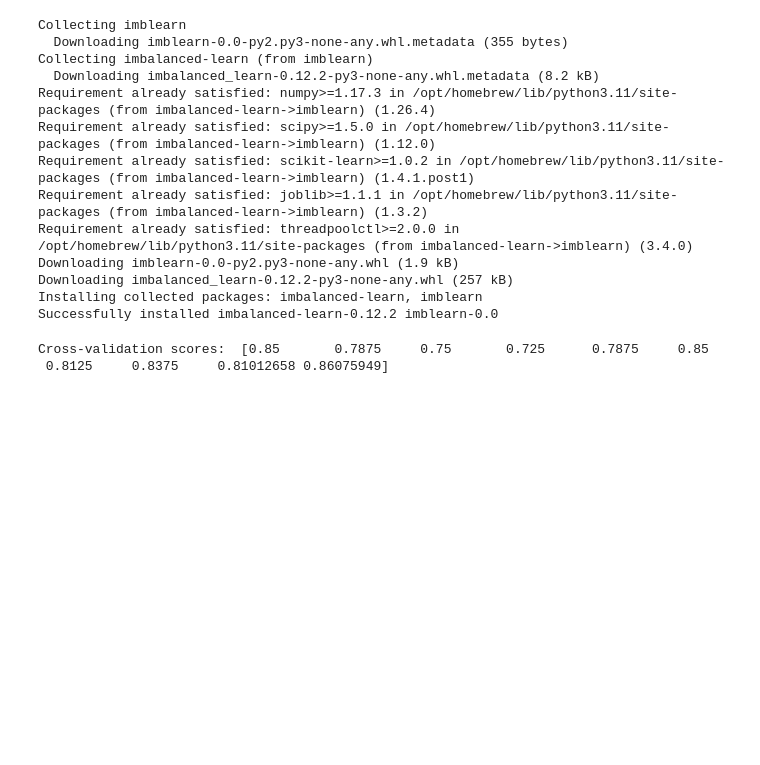
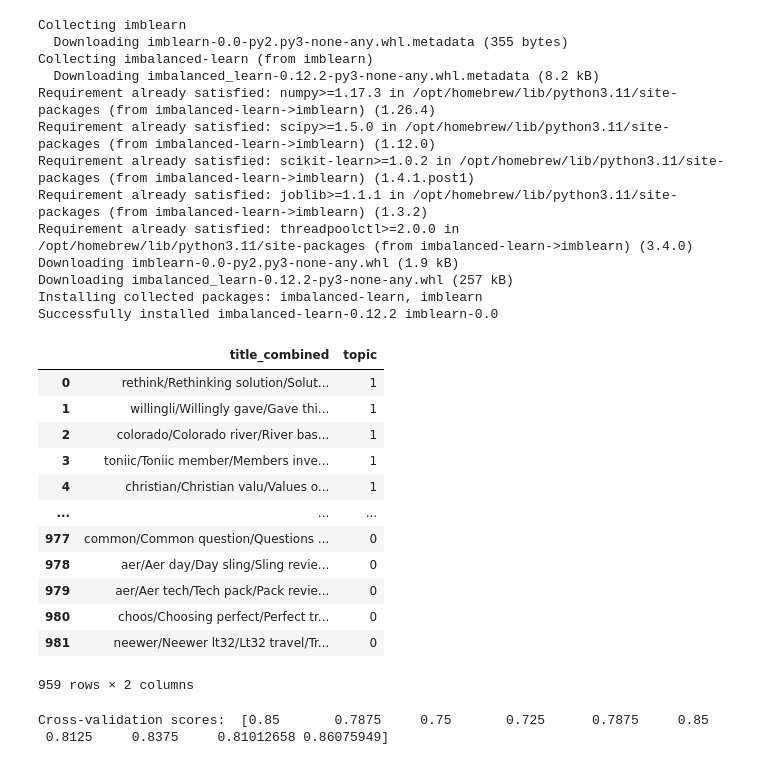
Before and after one commit to YuvBindal/MFT, a Jupyter notebook: ClimateActionClassifier.ipynb, the cells around one changed output. Drawn from its saved outputs; the diff is of its cells as text; code cells hidden in the pictures; blank space fills up the shorter version.

```diff
--- a/ClimateActionClassifier.ipynb
+++ b/ClimateActionClassifier.ipynb
@@ -707,6 +707,24 @@ Downloading imblearn-0.0-py2.py3-none-any.whl (1.9 kB)
 Downloading imbalanced_learn-0.12.2-py3-none-any.whl (257 kB)
 Installing collected packages: imbalanced-learn, imblearn
 Successfully installed imbalanced-learn-0.12.2 imblearn-0.0
+# %%
+df = pd.DataFrame([X,y])
+df = df.T
+df
+# %% [output]
+|  | title_combined | topic |
+| 0 | rethink/Rethinking solution/Solut... | 1 |
+| 1 | willingli/Willingly gave/Gave thi... | 1 |
+| 2 | colorado/Colorado river/River bas... | 1 |
+| 3 | toniic/Toniic member/Members inve... | 1 |
+| 4 | christian/Christian valu/Values o... | 1 |
+| ... | ... | ... |
+| 977 | common/Common question/Questions ... | 0 |
+| 978 | aer/Aer day/Day sling/Sling revie... | 0 |
+| 979 | aer/Aer tech/Tech pack/Pack revie... | 0 |
+| 980 | choos/Choosing perfect/Perfect tr... | 0 |
+| 981 | neewer/Neewer lt32/Lt32 travel/Tr... | 0 |
+959 rows × 2 columns
 # %%
 from imblearn.over_sampling import SMOTE
 
```
Also changed, not shown: parts of 2 cells of this notebook, 2 other files.
